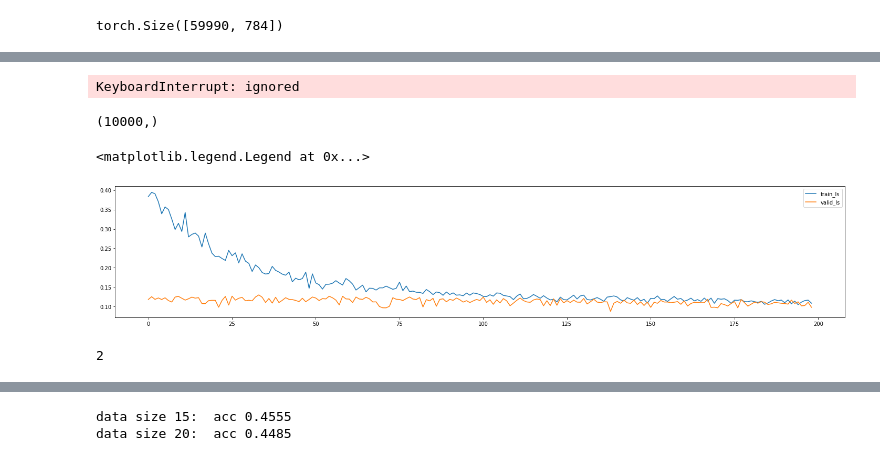
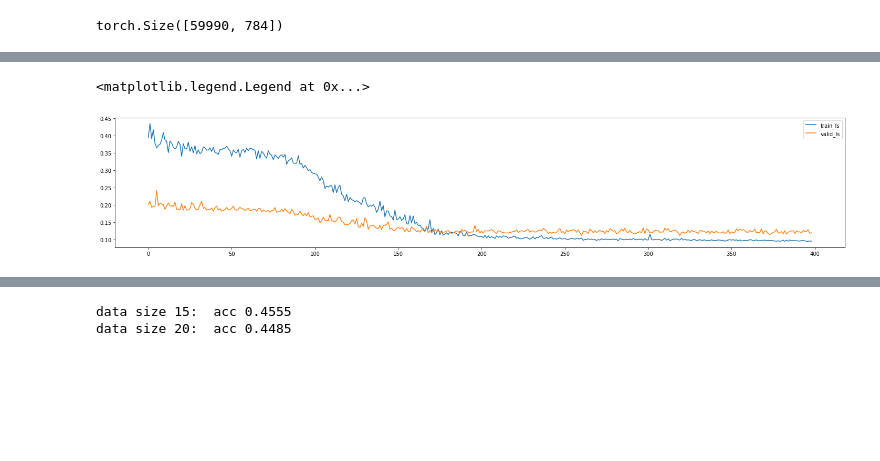
Before and after one commit to JiujiaZ/Active_Learning_Project, a Jupyter notebook: VI_NN.ipynb, the cells around one changed output, grey strips where cells are left out. Cells and saved outputs as stored; diff of their text form; code cells hidden in the pictures; blank space fills up the shorter version.

```diff
--- a/VI_NN.ipynb
+++ b/VI_NN.ipynb
@@ -576,14 +638,0 @@ data size 110:  acc 0.7447777777777778
-# %%
-for i in range(11):
-  train_x = np.vstack((X_initial, X_train[:i*10]))
-  train_y = np.hstack((y_initial, y_train[:i*10]))
-  m = Model2(784, 392, 10, data_num = len(train_x)).to(device)
-  optim = torch.optim.Adam(m.parameters(), lr=0.001)
-  train_ls, valid_ls = train(m, optim, 1000,
-                              train_x, train_y,
-                              X_pool, y_pool,
-                              verbose = False)
-  y_sample = np.stack([torch.exp(m(X_pool[1000:10000].to(device))).detach().cpu().numpy() for t in range(100)])
-  y_pred = y_sample.mean(axis = 0).argmax(axis = 1)
-  acc = np.equal(y_pred, y_pool[1000:10000]).sum().item()/9000
-  print('data size {}:  acc {}'.format(len(train_x), acc))
@@ -608,44 +639,24 @@ data size 110:  acc 0.761
-# %%
-for i in range(11):
-  train_x = np.vstack((X_initial, X_train[:i*10]))
-  train_y = np.hstack((y_initial, y_train[:i*10]))
-  m = Model1(784, 10, data_num = len(train_x)).to(device)
-  optim = torch.optim.Adam(m.parameters(), lr=0.001)
-  train_ls, valid_ls = train(m, optim, 1000,
-                              train_x, train_y,
-                              X_pool, y_pool,
-                              verbose = False)
-  y_sample = np.stack([torch.exp(m(X_pool[1000:10000].to(device))).detach().cpu().numpy() for t in range(100)])
-  y_pred = y_sample.mean(axis = 0).argmax(axis = 1)
-  acc = np.equal(y_pred, y_pool[1000:10000]).sum().item()/9000
-  print('data size {}:  acc {}'.format(len(train_x), acc))
-# %% [output]
-KeyboardInterrupt: ignored
 # %%
-m = Model1(784, 10, data_num = len(train_x)).to(device)
+m = Model3(784, [392, 196], 10, n_batch = 6).to(device)
+#m = Model2(784, 392, 10, n_batch = 6).to(device)
+#m = Model1(784, 10, n_batch = 6).to(device)
 optim = torch.optim.Adam(m.parameters(), lr=0.001)
-train_ls, valid_ls = train(m, optim, 200,
-                              train_x, train_y,
-                              X_pool, y_pool,
-                              verbose = True)
+m.reset_bs()
-# %%
-y_sample = m(X_test.to(device)).detach().cpu().numpy()
-y_sample.argmax(axis = 1).shape
-# %% [output]
-(10000,)
+# %%
+train_ls, valid_ls, test_acc, y_sample = train(m, optim, 1,
+                          train_x, train_y,
+                          X_pool[:60], y_pool[:60],
+                          X_test, y_test,
+                          verbose = True)
 # %%
 import matplotlib.pyplot as plt
 %matplotlib inline
 fig, axs = plt.subplots(1, 1, tight_layout=True, figsize = (20,4))
 
-epoch = 199
+epoch = 399
 axs.plot(range(epoch), train_ls[1:], label = 'train_ls')
 axs.plot(range(epoch), valid_ls[1:], label = 'valid_ls')
 axs.legend()
 # %% [output]
 <matplotlib.legend.Legend at 0x...>
-[figure, old version]
+[figure, new version]
-# %%
-(np.array(train_ls[510:560]) < np.array(valid_ls[510:560])).sum()
-# %% [output]
-2
```
Also changed, not shown: parts of 24 cells of this notebook.
